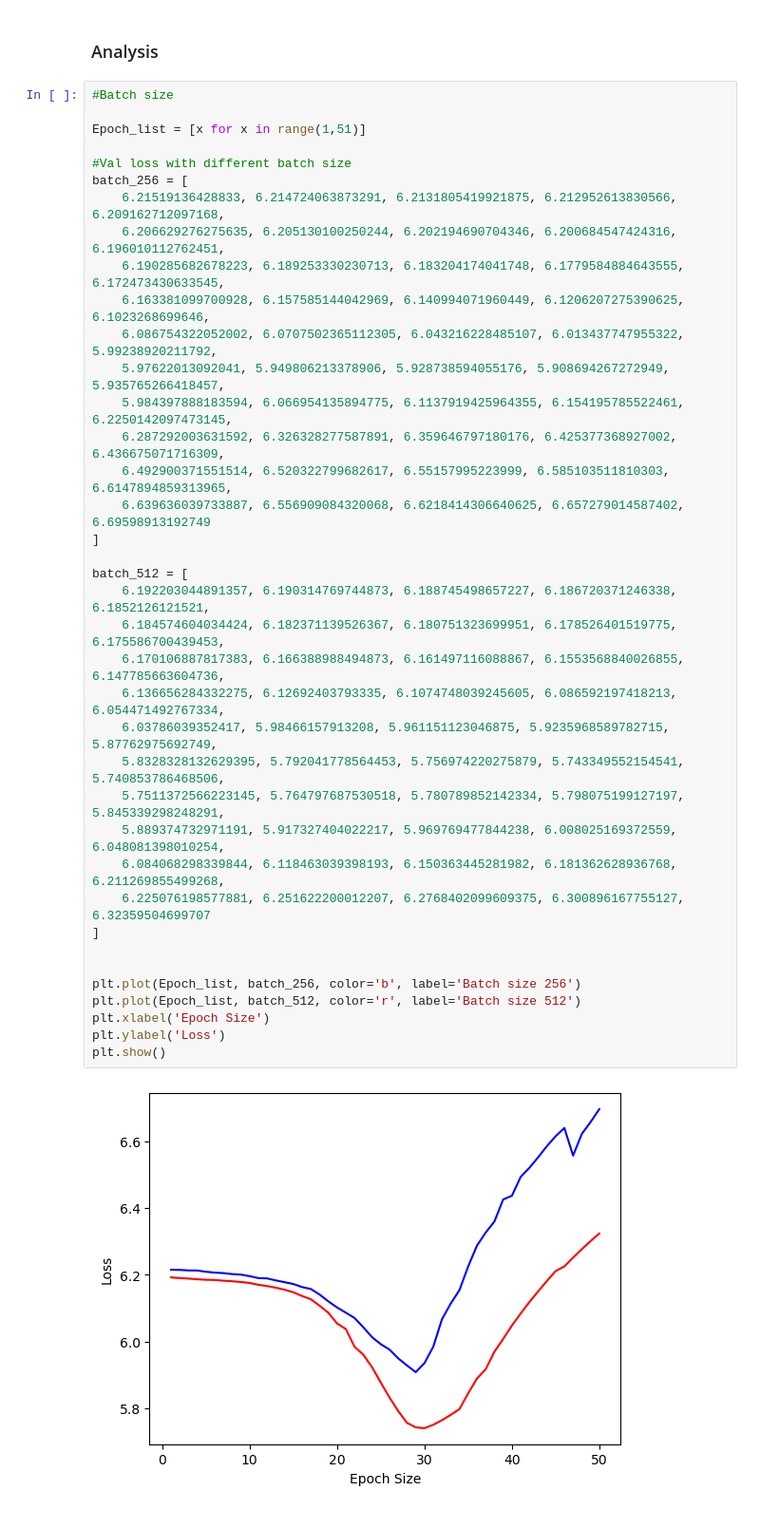
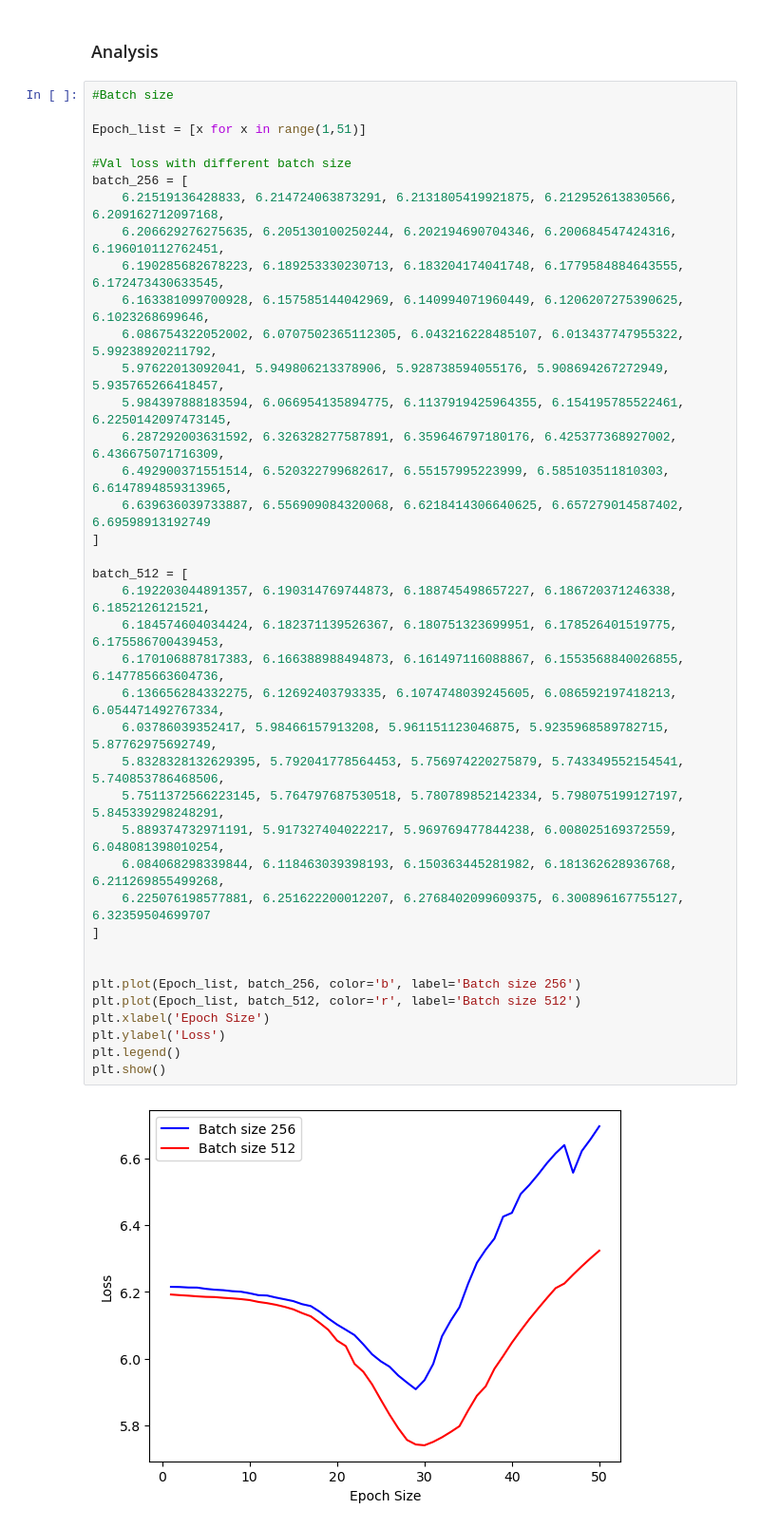
Before and after one commit to ojnim/CS365, a Jupyter notebook: notebook/FinalProject.ipynb, the cells around one changed output. Shown: that part at 95% size. Cells and saved outputs as stored; diff of their text form.

```diff
--- a/notebook/FinalProject.ipynb
+++ b/notebook/FinalProject.ipynb
@@ -421,34 +421,35 @@ batch_256 = [
     6.190285682678223, 6.189253330230713, 6.183204174041748, 6.1779584884643555, 6.172473430633545,
     6.163381099700928, 6.157585144042969, 6.140994071960449, 6.1206207275390625, 6.1023268699646,
     6.086754322052002, 6.0707502365112305, 6.043216228485107, 6.013437747955322, 5.99238920211792,
     5.97622013092041, 5.949806213378906, 5.928738594055176, 5.908694267272949, 5.935765266418457,
     5.984397888183594, 6.066954135894775, 6.1137919425964355, 6.154195785522461, 6.2250142097473145,
     6.287292003631592, 6.326328277587891, 6.359646797180176, 6.425377368927002, 6.436675071716309,
     6.492900371551514, 6.520322799682617, 6.55157995223999, 6.585103511810303, 6.6147894859313965,
     6.639636039733887, 6.556909084320068, 6.6218414306640625, 6.657279014587402, 6.69598913192749
 ]
 
 batch_512 = [
     6.192203044891357, 6.190314769744873, 6.188745498657227, 6.186720371246338, 6.1852126121521,
     6.184574604034424, 6.182371139526367, 6.180751323699951, 6.178526401519775, 6.175586700439453,
     6.170106887817383, 6.166388988494873, 6.161497116088867, 6.1553568840026855, 6.147785663604736,
     6.136656284332275, 6.12692403793335, 6.1074748039245605, 6.086592197418213, 6.054471492767334,
     6.03786039352417, 5.98466157913208, 5.961151123046875, 5.9235968589782715, 5.87762975692749,
     5.8328328132629395, 5.792041778564453, 5.756974220275879, 5.743349552154541, 5.740853786468506,
     5.7511372566223145, 5.764797687530518, 5.780789852142334, 5.798075199127197, 5.845339298248291,
     5.889374732971191, 5.917327404022217, 5.969769477844238, 6.008025169372559, 6.048081398010254,
     6.084068298339844, 6.118463039398193, 6.150363445281982, 6.181362628936768, 6.211269855499268,
     6.225076198577881, 6.251622200012207, 6.2768402099609375, 6.300896167755127, 6.32359504699707
 ]
 
 
 plt.plot(Epoch_list, batch_256, color='b', label='Batch size 256')
 plt.plot(Epoch_list, batch_512, color='r', label='Batch size 512')
 plt.xlabel('Epoch Size')
 plt.ylabel('Loss')
+plt.legend()
 plt.show()
 # %% [output]
-[figure, old version]
+[figure, new version]
 # %%
 #Training Loss and Validication Loss
 
```
Also changed, not shown: parts of 2 cells of this notebook.
